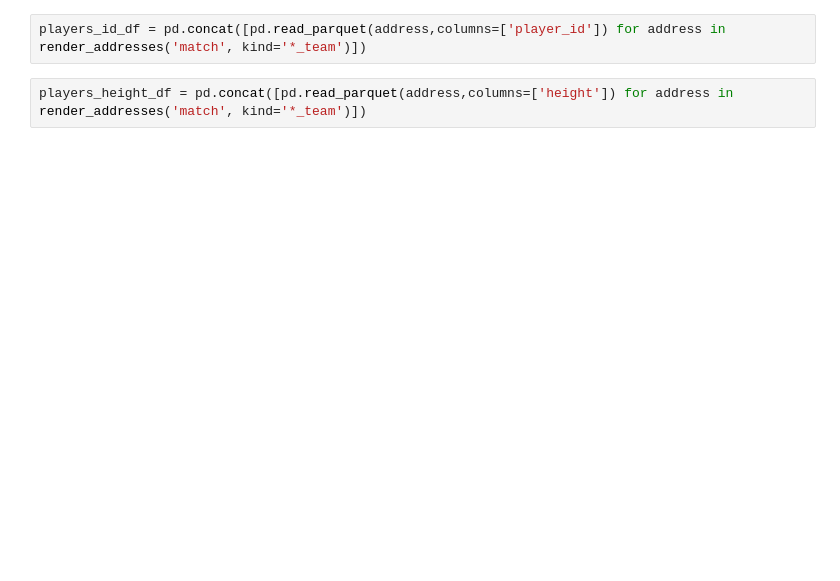
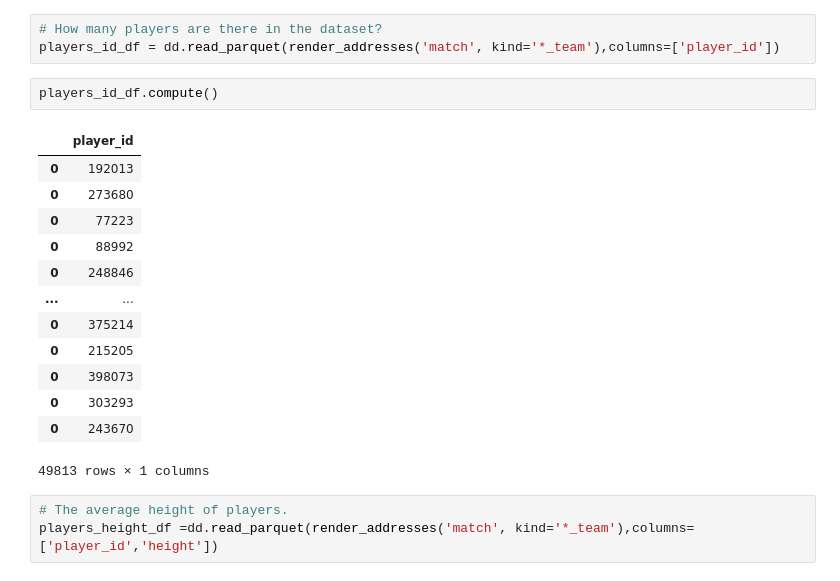
Before and after one commit to HosseinMohammadi00427/Analysis-Project, a Jupyter notebook: Project.ipynb, the cells around one changed output. Cells and saved outputs as stored; diff of their text form; blank space fills up the shorter version.

```diff
--- a/Project.ipynb
+++ b/Project.ipynb
@@ -54,4 +40,22 @@ pd.concat([pd.read_parquet(address) for address in render_addresses('match', dat
 # %%
-players_id_df = pd.concat([pd.read_parquet(address,columns=['player_id']) for address in render_addresses('match', kind='*_team')])
+# How many players are there in the dataset?
+players_id_df = dd.read_parquet(render_addresses('match', kind='*_team'),columns=['player_id'])
+# %%
+players_id_df.compute()
+# %% [output]
+|  | player_id |
+| 0 | 192013 |
+| 0 | 273680 |
+| 0 | 77223 |
+| 0 | 88992 |
+| 0 | 248846 |
+| ... | ... |
+| 0 | 375214 |
+| 0 | 215205 |
+| 0 | 398073 |
+| 0 | 303293 |
+| 0 | 243670 |
+49813 rows × 1 columns
 # %%
-players_height_df = pd.concat([pd.read_parquet(address,columns=['height']) for address in render_addresses('match', kind='*_team')])
+# The average height of players.
+players_height_df =dd.read_parquet(render_addresses('match', kind='*_team'),columns=['player_id','height'])
```
Also changed, not shown: parts of 17 cells of this notebook, 1 other file.
